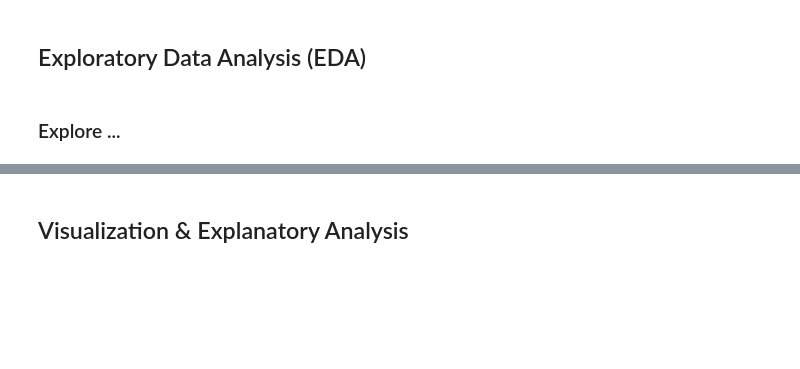
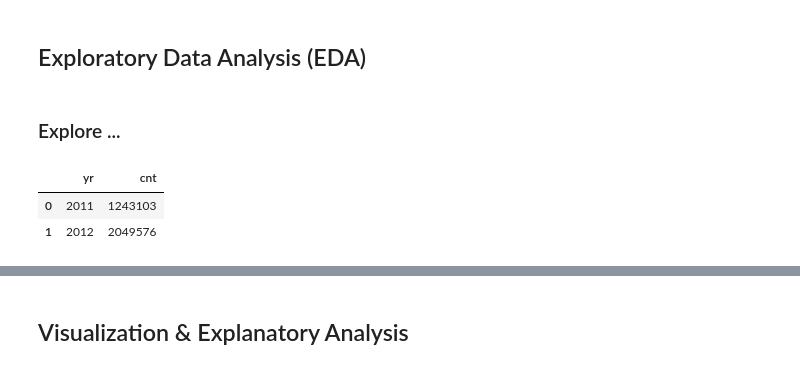
Before and after one commit to RivaroFarrelino/bike-sharing-analysis-dashboard, a Jupyter notebook: notebook.ipynb, the cells around one changed output, grey strips where cells are left out. Cells and saved outputs as stored; diff of their text form; code cells hidden in the pictures; blank space fills up the shorter version.

```diff
--- a/notebook.ipynb
+++ b/notebook.ipynb
@@ -252,3 +252,12 @@ hour_df = remove_outliers(hour_df, 'cnt')
 ## Exploratory Data Analysis (EDA)
 # %% [markdown]
 ### Explore ...
+# %%
+## Tren Peminjaman Sepeda per Tahun
+yearly_trend = day_df.groupby("yr")["cnt"].sum().reset_index()
+yearly_trend["yr"] = yearly_trend["yr"].map({0: 2011, 1: 2012})
+yearly_trend
+# %% [output]
+|  | yr | cnt |
+| 0 | 2011 | 1243103 |
+| 1 | 2012 | 2049576 |
```
Also changed, not shown: parts of 5 cells of this notebook.
